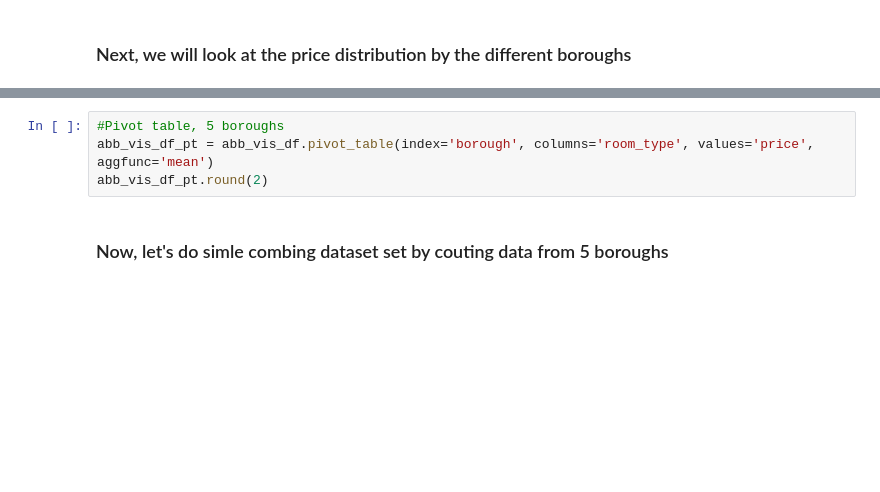
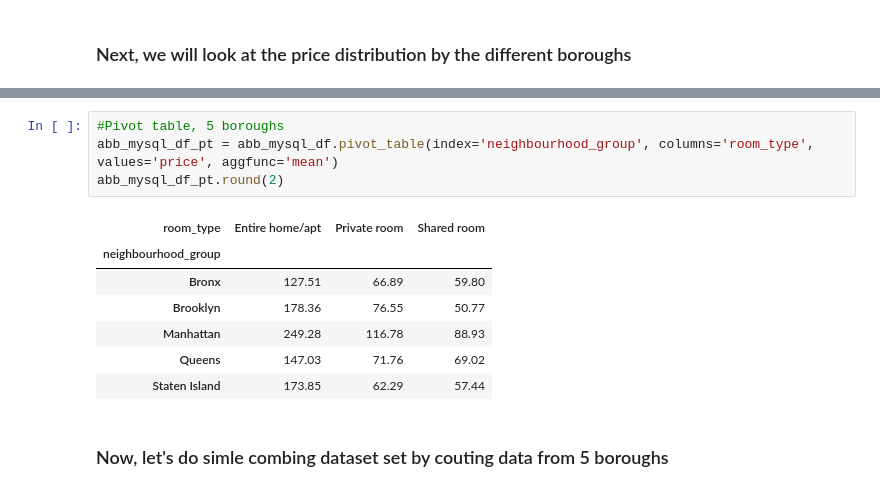
Before and after one commit to ZipCodeCore/DataEngineering.Labs.AirflowProject, a Jupyter notebook: jupyter_nb/nyc_abb_vis2022.ipynb, the cells around one changed output, grey strips where cells are left out. Saved outputs shown, nothing was run; the diff lists cells and outputs as text; blank space fills up the shorter version.

```diff
--- a/jupyter_nb/nyc_abb_vis2022.ipynb
+++ b/jupyter_nb/nyc_abb_vis2022.ipynb
@@ -161,7 +182,15 @@ abb_vis_df.groupby('borough')['minimum_nights'].describe()
 # %%
 #Pivot table, 5 boroughs
-abb_vis_df_pt = abb_vis_df.pivot_table(index='borough', columns='room_type', values='price', aggfunc='mean')
-abb_vis_df_pt.round(2)
+abb_mysql_df_pt = abb_mysql_df.pivot_table(index='neighbourhood_group', columns='room_type', values='price', aggfunc='mean')
+abb_mysql_df_pt.round(2)
+# %% [output]
+| room_type | Entire home/apt | Private room | Shared room |
+| neighbourhood_group |  |  |  |
+| Bronx | 127.51 | 66.89 | 59.80 |
+| Brooklyn | 178.36 | 76.55 | 50.77 |
+| Manhattan | 249.28 | 116.78 | 88.93 |
+| Queens | 147.03 | 71.76 | 69.02 |
+| Staten Island | 173.85 | 62.29 | 57.44 |
 # %% [markdown]
 ### Now, let's do simle combing dataset set by couting data from 5 boroughs
 # %% [markdown]
```
Also changed, not shown: parts of 6 cells of this notebook.
